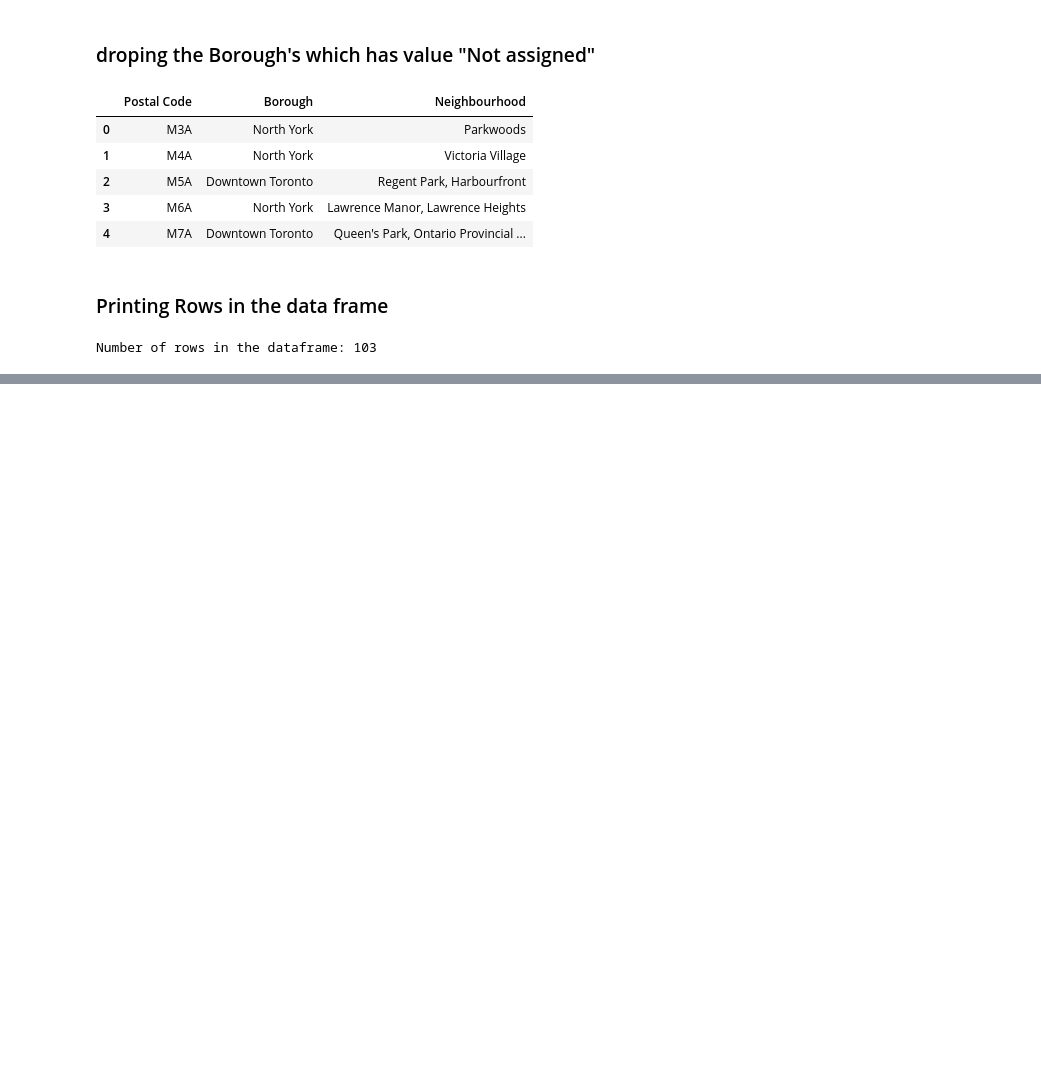
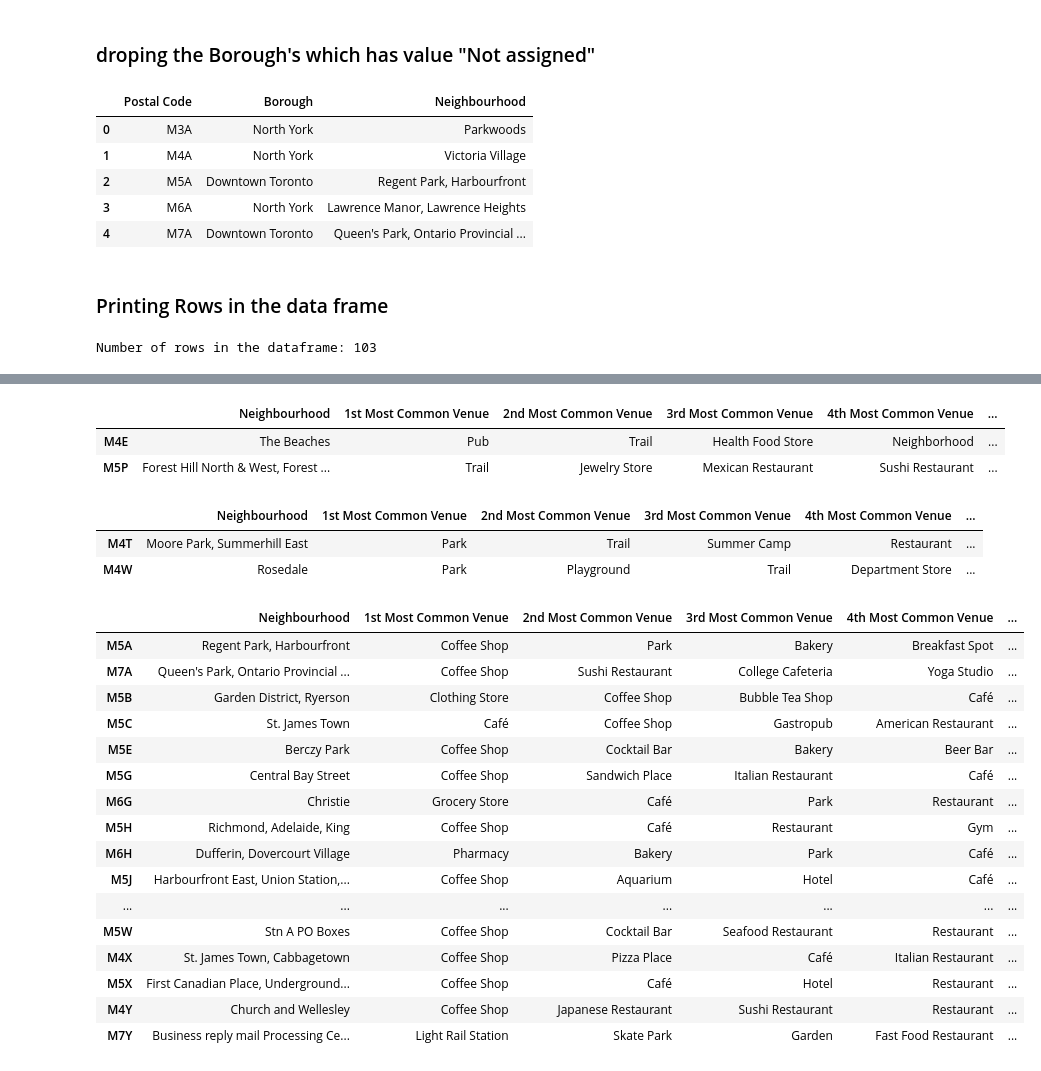
Before and after one commit to bhaaen/Coursera_Capstone_DS, a Jupyter notebook: week3_assignment.ipynb, the cells around one changed output, grey strips where cells are left out. Drawn from its saved outputs; the diff is of its cells as text; code cells hidden in the pictures; blank space fills up the shorter version.

Commit message:
Published from Watson Studio.

```diff
--- a/week3_assignment.ipynb
+++ b/week3_assignment.ipynb
@@ -26,0 +265,21 @@ Number of rows in the dataframe: 103
+# %%
+num_top_venues = 10
+
+indicators = ['st', 'nd', 'rd']
+
+# create columns according to number of top venues
+columns = ['Neighbourhood']
+for ind in np.arange(num_top_venues):
+    try:
+        columns.append('{}{} Most Common Venue'.format(ind+1, indicators[ind]))
+    except:
+        columns.append('{}th Most Common Venue'.format(ind+1))
+
+# create a new dataframe
+neighborhoods_venues_sorted = pd.DataFrame(columns=columns)
+neighborhoods_venues_sorted['Neighbourhood'] = toronto_grouped['Neighbourhood']
+
+for ind in np.arange(toronto_grouped.shape[0]):
+    neighborhoods_venues_sorted.iloc[ind, 1:] = return_most_common_venues(toronto_grouped.iloc[ind, :], num_top_venues)
+
+neighborhoods_venues_sorted.head()
@@ -26,0 +293,11 @@ Number of rows in the dataframe: 103
+# %%
+# set number of clusters
+kclusters = 3
+
+toronto_grouped_clustering = toronto_grouped.drop('Neighbourhood', 1)
+# %%
+# run k-means clustering
+kmeans = KMeans(n_clusters=kclusters, random_state=0).fit(toronto_grouped_clustering)
+
+# check cluster labels generated for each row in the dataframe
+kmeans.labels_[0:10]
@@ -26,0 +306,10 @@ Number of rows in the dataframe: 103
+# %%
+# add clustering labels
+neighborhoods_venues_sorted.insert(0, 'Cluster Labels', kmeans.labels_)
+
+toronto_merged = FD
+
+# merge manhattan_grouped with manhattan_data to add latitude/longitude for each neighborhood
+toronto_merged = toronto_merged.join(neighborhoods_venues_sorted.set_index('Neighbourhood'), on='Neighbourhood')
+
+toronto_merged.head() # check the last columns!
@@ -26,0 +349,32 @@ Number of rows in the dataframe: 103
+# %%
+toronto_merged.loc[toronto_merged['Cluster Labels'] == 0, toronto_merged.columns[[1] + list(range(5, toronto_merged.shape[1]))]]
+# %% [output]
+|  | Neighbourhood | 1st Most Common Venue | 2nd Most Common Venue | 3rd Most Common Venue | 4th Most Common Venue | ... |
+| M4E | The Beaches | Pub | Trail | Health Food Store | Neighborhood | ... |
+| M5P | Forest Hill North & West, Forest ... | Trail | Jewelry Store | Mexican Restaurant | Sushi Restaurant | ... |
+# %%
+toronto_merged.loc[toronto_merged['Cluster Labels'] == 2, toronto_merged.columns[[1] + list(range(5, toronto_merged.shape[1]))]]
+# %% [output]
+|  | Neighbourhood | 1st Most Common Venue | 2nd Most Common Venue | 3rd Most Common Venue | 4th Most Common Venue | ... |
+| M4T | Moore Park, Summerhill East | Park | Trail | Summer Camp | Restaurant | ... |
+| M4W | Rosedale | Park | Playground | Trail | Department Store | ... |
+# %%
+toronto_merged.loc[toronto_merged['Cluster Labels'] == 1, toronto_merged.columns[[1] + list(range(5, toronto_merged.shape[1]))]]
+# %% [output]
+|  | Neighbourhood | 1st Most Common Venue | 2nd Most Common Venue | 3rd Most Common Venue | 4th Most Common Venue | ... |
+| M5A | Regent Park, Harbourfront | Coffee Shop | Park | Bakery | Breakfast Spot | ... |
+| M7A | Queen's Park, Ontario Provincial ... | Coffee Shop | Sushi Restaurant | College Cafeteria | Yoga Studio | ... |
+| M5B | Garden District, Ryerson | Clothing Store | Coffee Shop | Bubble Tea Shop | Café | ... |
+| M5C | St. James Town | Café | Coffee Shop | Gastropub | American Restaurant | ... |
+| M5E | Berczy Park | Coffee Shop | Cocktail Bar | Bakery | Beer Bar | ... |
+| M5G | Central Bay Street | Coffee Shop | Sandwich Place | Italian Restaurant | Café | ... |
+| M6G | Christie | Grocery Store | Café | Park | Restaurant | ... |
+| M5H | Richmond, Adelaide, King | Coffee Shop | Café | Restaurant | Gym | ... |
+| M6H | Dufferin, Dovercourt Village | Pharmacy | Bakery | Park | Café | ... |
+| M5J | Harbourfront East, Union Station,... | Coffee Shop | Aquarium | Hotel | Café | ... |
+| ... | ... | ... | ... | ... | ... | ... |
+| M5W | Stn A PO Boxes | Coffee Shop | Cocktail Bar | Seafood Restaurant | Restaurant | ... |
+| M4X | St. James Town, Cabbagetown | Coffee Shop | Pizza Place | Café | Italian Restaurant | ... |
+| M5X | First Canadian Place, Underground... | Coffee Shop | Café | Hotel | Restaurant | ... |
+| M4Y | Church and Wellesley | Coffee Shop | Japanese Restaurant | Sushi Restaurant | Restaurant | ... |
+| M7Y | Business reply mail Processing Ce... | Light Rail Station | Skate Park | Garden | Fast Food Restaurant | ... |
```
Also changed, not shown: parts of 26 cells of this notebook.
